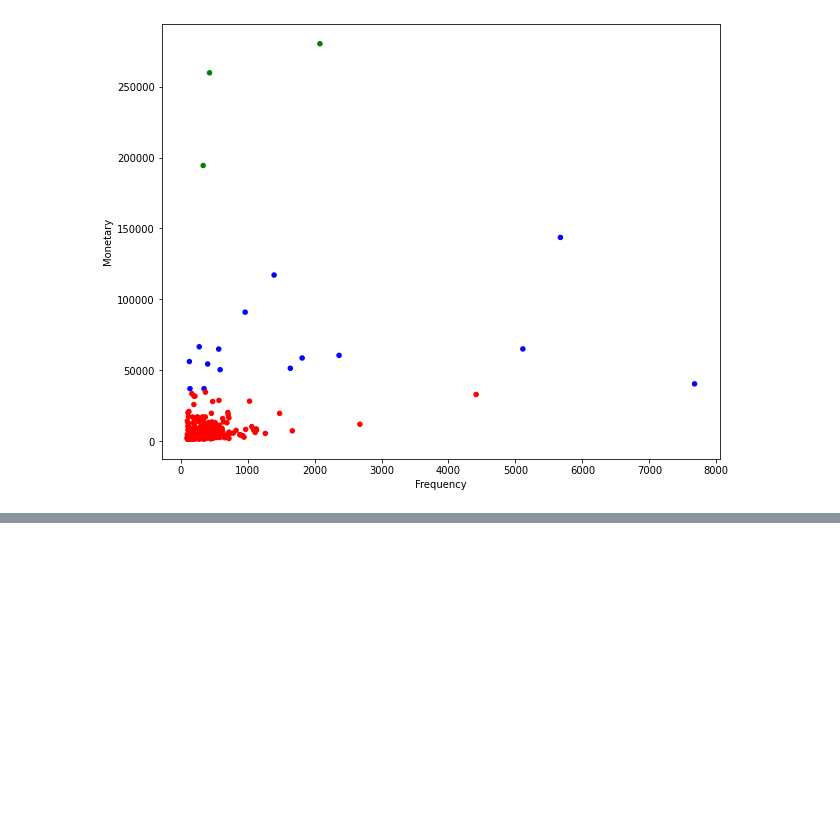
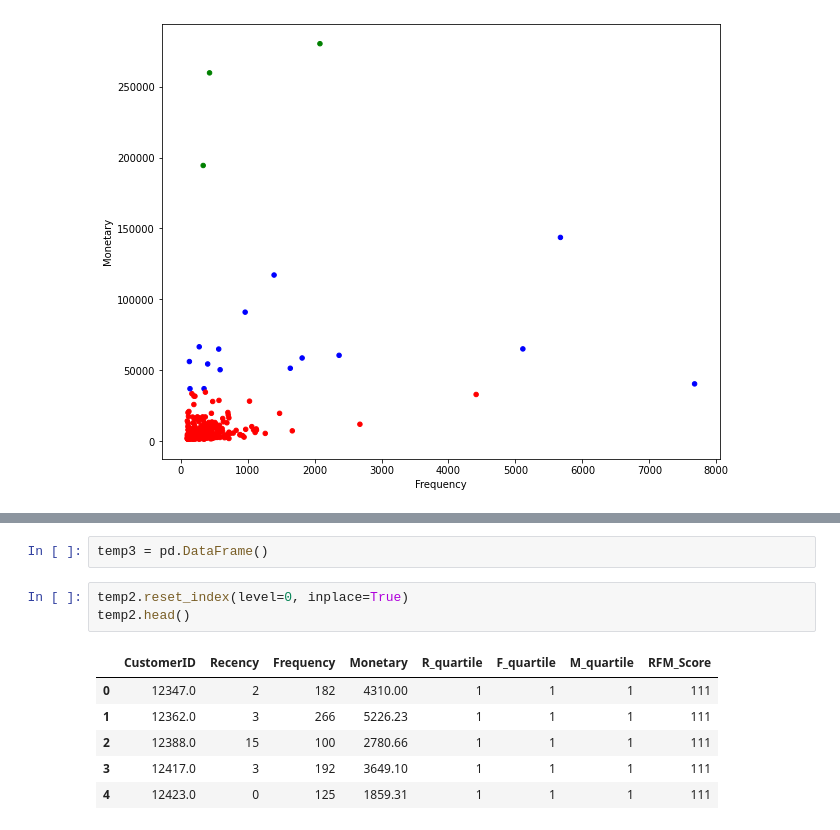
Before and after one commit to madhurchhajed/Customer-Segmentation-and-Analysis, a Jupyter notebook: CustomerSegmentation.ipynb, the cells around one changed output, grey strips where cells are left out. Cells and saved outputs as stored; diff of their text form; blank space fills up the shorter version.

```diff
--- a/CustomerSegmentation.ipynb
+++ b/CustomerSegmentation.ipynb
@@ -603,0 +615,12 @@ ax = temp.plot(
+# %%
+temp3 = pd.DataFrame()
+# %%
+temp2.reset_index(level=0, inplace=True)
+temp2.head()
+# %% [output]
+|  | CustomerID | Recency | Frequency | Monetary | R_quartile | F_quartile | M_quartile | RFM_Score |
+| 0 | 12347.0 | 2 | 182 | 4310.00 | 1 | 1 | 1 | 111 |
+| 1 | 12362.0 | 3 | 266 | 5226.23 | 1 | 1 | 1 | 111 |
+| 2 | 12388.0 | 15 | 100 | 2780.66 | 1 | 1 | 1 | 111 |
+| 3 | 12417.0 | 3 | 192 | 3649.10 | 1 | 1 | 1 | 111 |
+| 4 | 12423.0 | 0 | 125 | 1859.31 | 1 | 1 | 1 | 111 |
```
Also changed, not shown: parts of 36 cells of this notebook.
